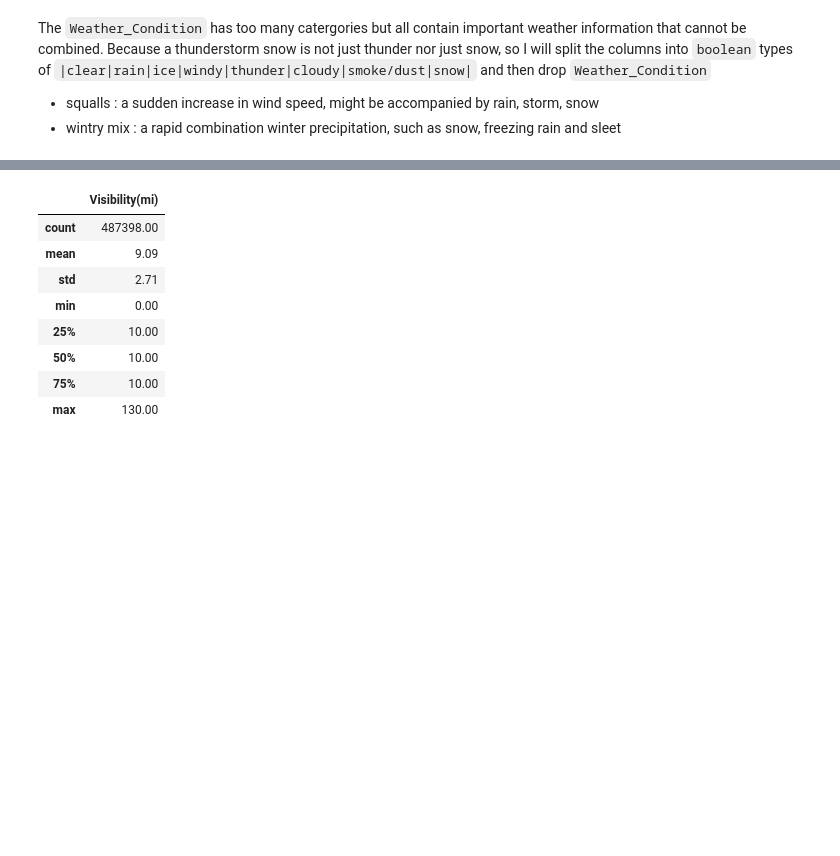
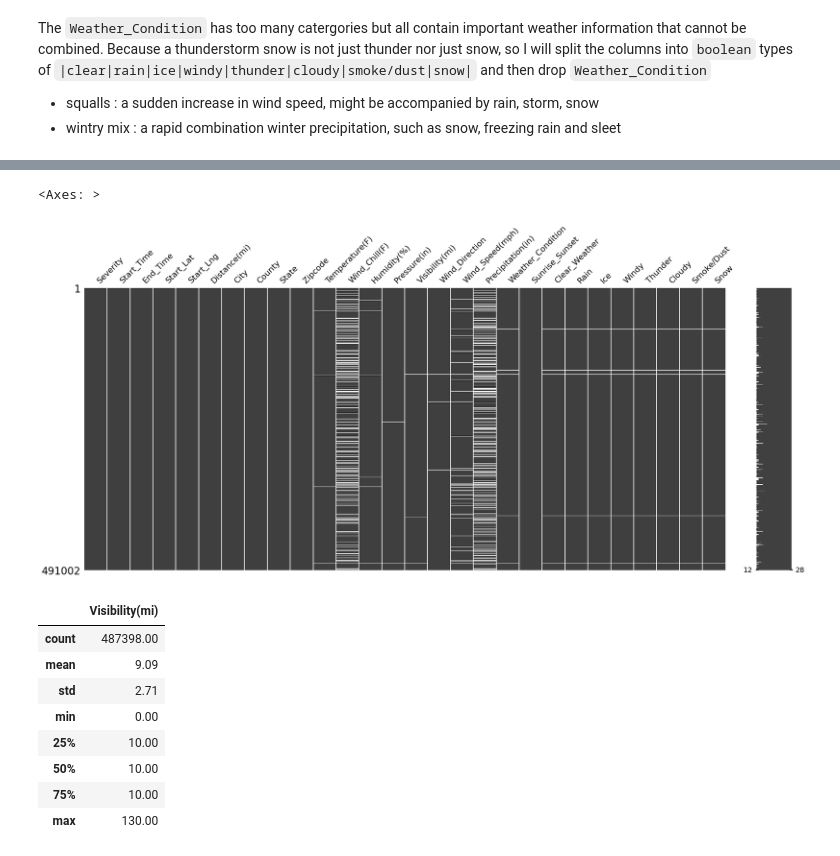
Before and after one commit to sgterrado/Need4Data-Blue-Bumper-Cars, a Jupyter notebook: Need4Data_DataClean.ipynb, the cells around one changed output, grey strips where cells are left out. Drawn from its saved outputs; the diff is of its cells as text; code cells hidden in the pictures; blank space fills up the shorter version.

```diff
--- a/Need4Data_DataClean.ipynb
+++ b/Need4Data_DataClean.ipynb
@@ -303,3 +316,12 @@ memory usage: 106.5+ MB
+# %%
+df = df.dropna(subset=['Temperature(F)','Wind_Chill(F)','Humidity(%)','Pressure(in)',
+                 'Visibility(mi)', 'Wind_Direction', 'Wind_Speed(mph)',
+                 'Precipitation(in)', 'Weather_Condition'], how= 'all')
+
+msno.matrix(df)
+# %% [output]
+<Axes: >
+[figure, added]
 # %%
 df['Visibility(mi)'].describe()
 # %% [output]
```
Also changed, not shown: parts of 6 cells of this notebook.
